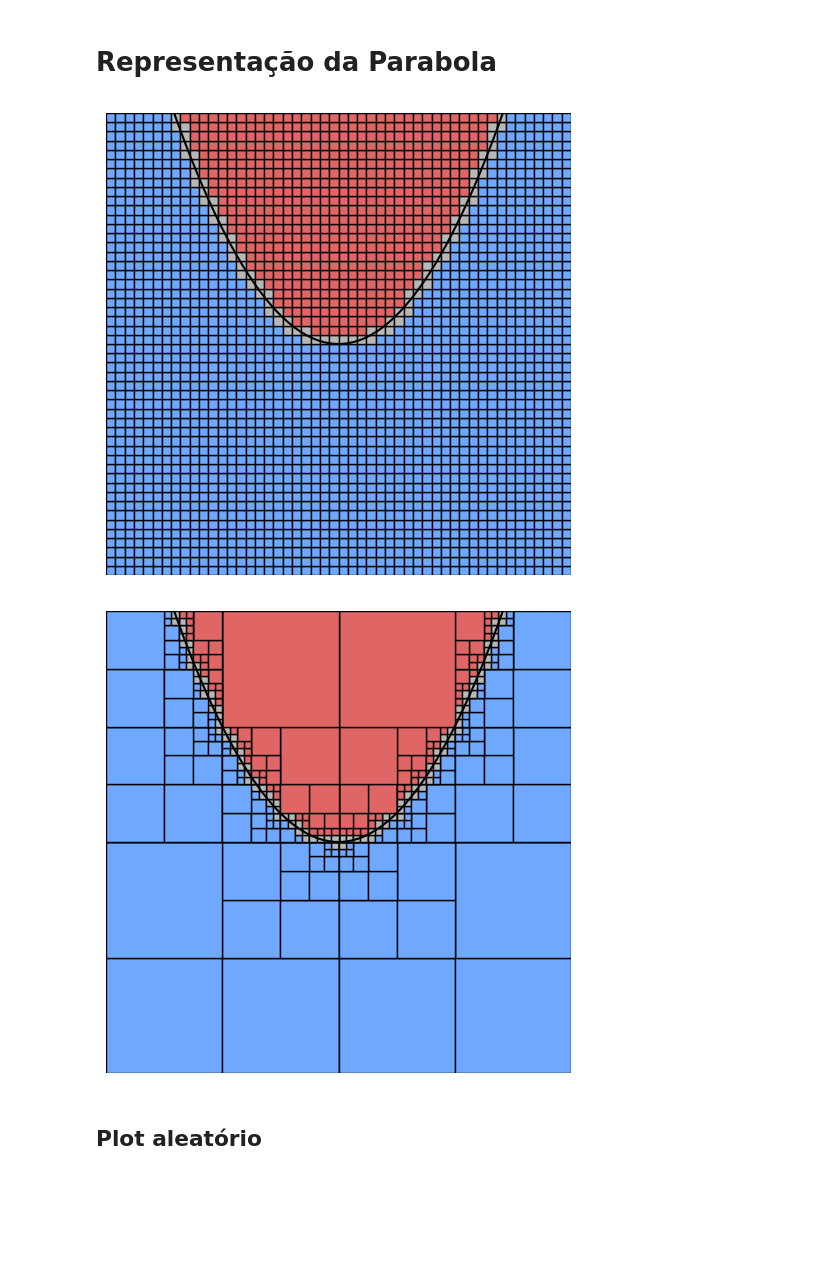
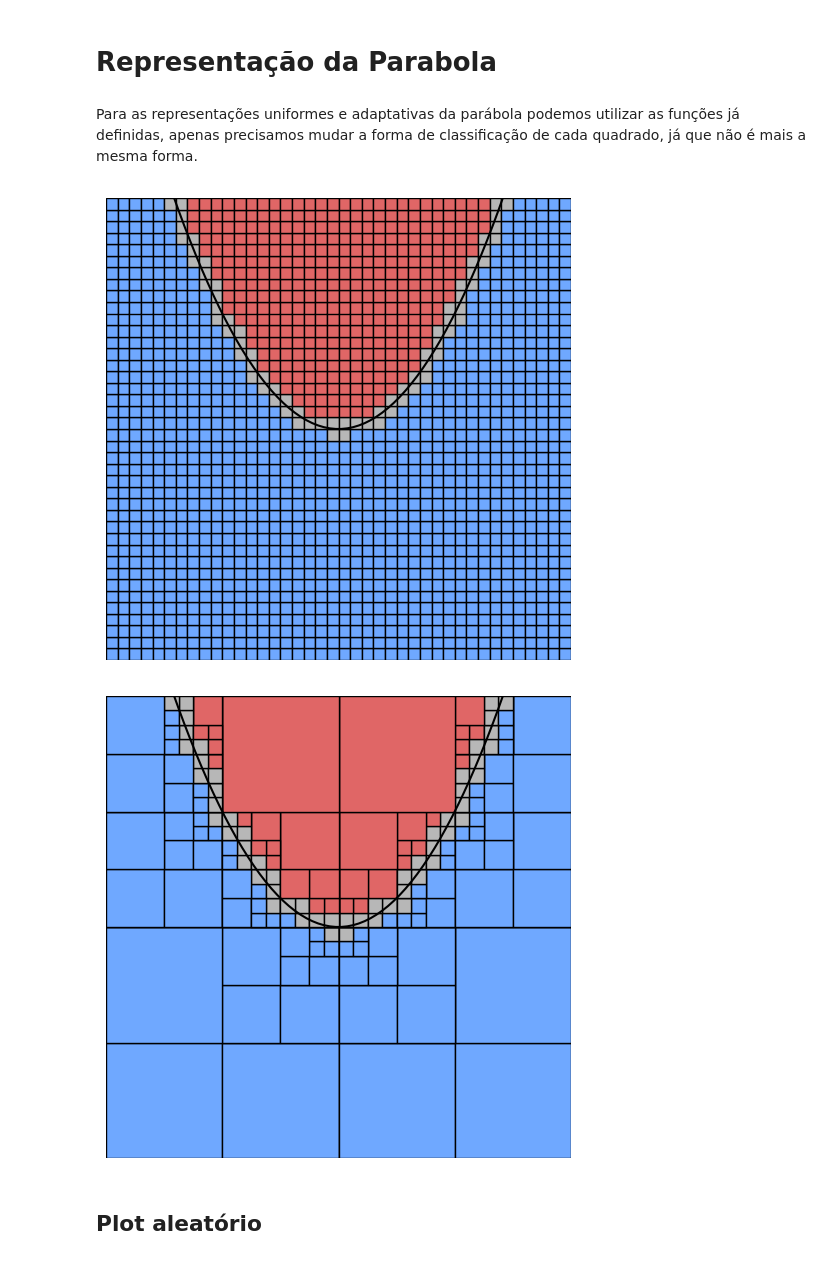
Before and after one commit to gabrielgszv/TemasComputacaoVisual, a Jupyter notebook: cg_impa_tarefa_1.ipynb, the cells around one changed output. Drawn from its saved outputs; the diff is of its cells as text; code cells hidden in the pictures; blank space fills up the shorter version.

```diff
--- a/cg_impa_tarefa_1.ipynb
+++ b/cg_impa_tarefa_1.ipynb
@@ -61,9 +61,8 @@ def classify_circle(x, y, l):
 # %% [markdown]
 Com isso, pegamos a figura e dividimos em quadrados e classificamos cada um deles.
 # %%
-def draw_uniform(classify, ax, xi, yi, l, profundidade):
+def draw_uniform(classify, ax, xi, yi, l, profundidade = 40):
     """
-
     Desenha uma malha uniforme de quadrados e colore
     de acordo com sua classifcação em relação a figura.
 
@@ -209,4 +233,6 @@ plt.show()
 [figure]
 # %% [markdown]
 # Representação da Parabola
+# %% [markdown]
+Para as representações uniformes e adaptativas da parábola podemos utilizar as funções já definidas, apenas precisamos mudar a forma de classificação de cada quadrado, já que não é mais a mesma forma.
 # %%
@@ -237,20 +260,20 @@ def classify_curve(x, y, p):
 # %%
 fig, ax = plt.subplots(figsize=(6,6))
 
-draw_uniform(classify_curve, ax, -2, -2, 4, 50)
+draw_uniform(classify_curve, ax, -2, -2, 4)
 
 ax.set_xlim([-2, 2])
 ax.set_ylim([-2, 2])
 
 x = np.linspace(-10, 10, 400)
 y = x**2 + c
 plt.plot(x, y, color='black')
 
 ax.axis('off')
 
 plt.show()
 # %% [output]
-[figure, old version]
+[figure, new version]
 # %%
 def classify_curve(x0, y0, p):
 
@@ -281,7 +304,7 @@ def classify_curve(x0, y0, p):
 fig, ax = plt.subplots(figsize=(6,6))
 
 
-draw_two(classify_curve, ax, -2, -2, 4, k =7)
+draw_adaptative(classify_curve, ax, -2, -2, 4)
 
 ax.set_xlim([-2, 2])
 ax.set_ylim([-2, 2])
@@ -294,7 +317,7 @@ ax.axis('off')
 
 plt.show()
 # %% [output]
-[figure, old version]
+[figure, new version]
 # %% [markdown]
 ## Plot aleatório
 # %%
```
Also changed, not shown: parts of 12 cells of this notebook.
